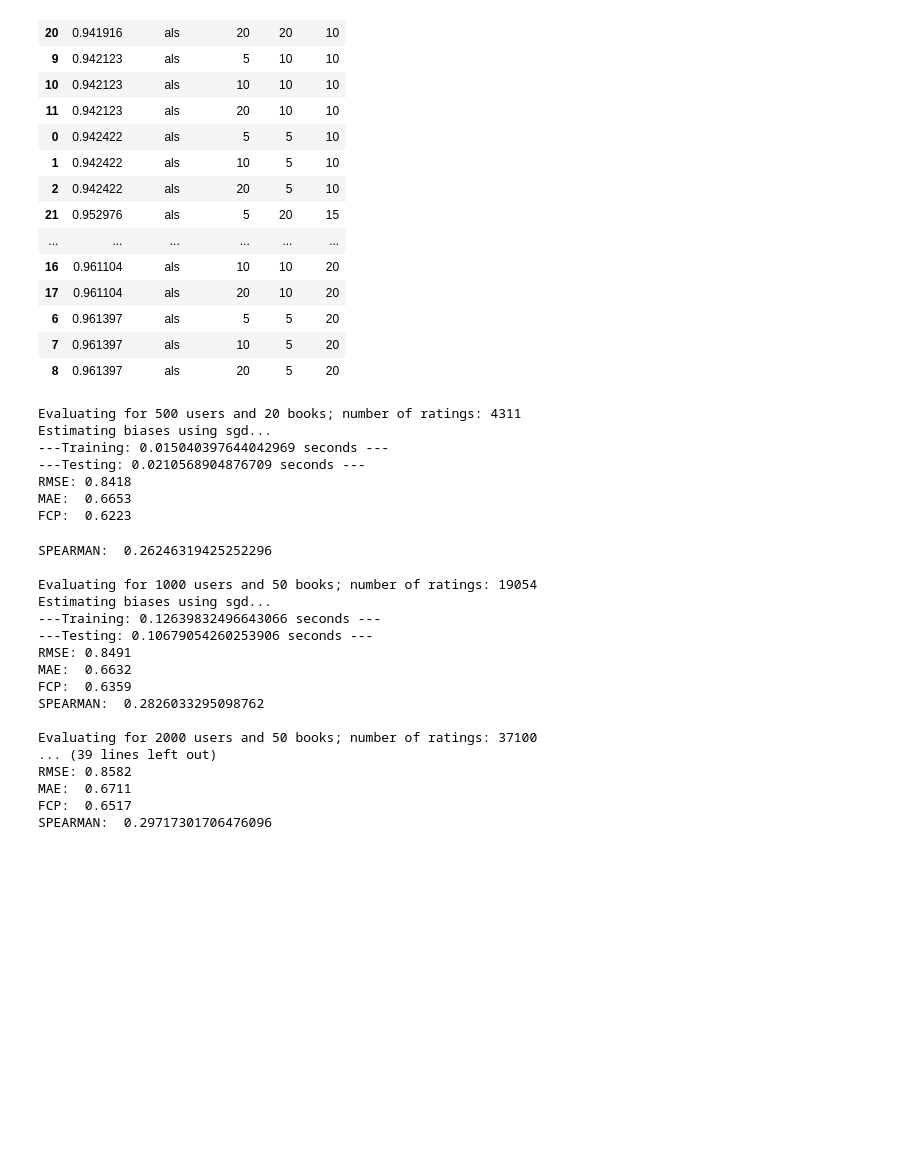
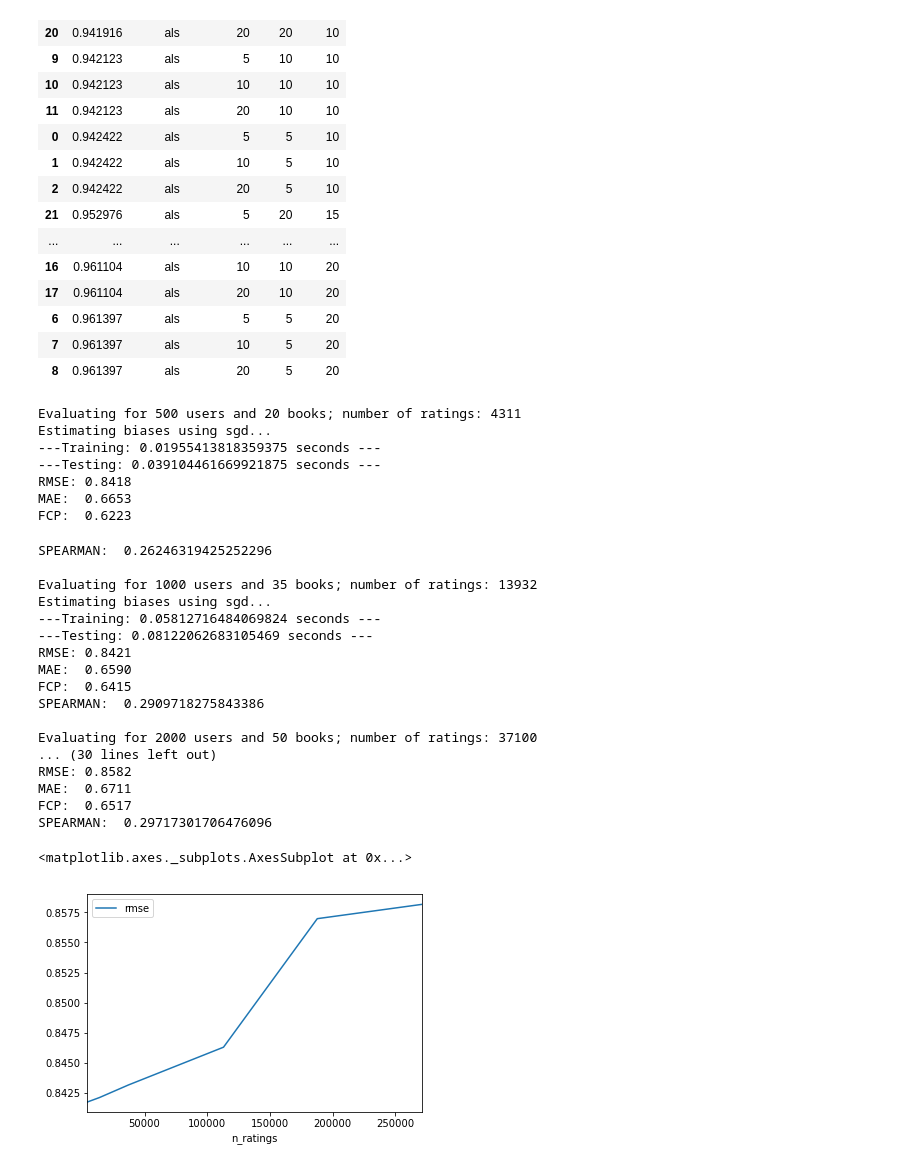
Before and after one commit to sdoctor7/book-recommendations, a Jupyter notebook: basline-algorithm.ipynb, the cells around one changed output. Drawn from its saved outputs; the diff is of its cells as text; code cells hidden in the pictures; blank space fills up the shorter version.

Commit message:
Added graphing
Final evaluation method changed to add graphs of accuracy / timing

```diff
--- a/basline-algorithm.ipynb
+++ b/basline-algorithm.ipynb
@@ -253,7 +269,8 @@ all_2000_50 = train_2000_50.append(test_2000_50)
 
 
 def runBaselineSGD(dataframe, num_users, num_books):
-    print("\nEvaluating for {} users and {} books; number of ratings: {}".format(num_users, num_books, len(dataframe)))
+    n_ratings = len(dataframe)
+    print("\nEvaluating for {} users and {} books; number of ratings: {}".format(num_users, num_books, n_ratings))
 
     #set up reader and get data from dataframe
     reader = Reader(rating_scale=(1, 5))
@@ -274,8 +291,10 @@ def runBaselineSGD(dataframe, num_users, num_books):
     #Train algorithm
     algo.train(trainset)
 
+    train_time = time.time() - start_time
+
     #Print training algorithm time
-    print("---Training: %s seconds ---" % (time.time() - start_time))
+    print("---Training: %s seconds ---" % (train_time))
 
     #Capture start time - test
     start_time = time.time()
@@ -283,43 +302,47 @@ def runBaselineSGD(dataframe, num_users, num_books):
     #Get predictions
     predictions = algo.test(testset)
 
+    test_time = time.time() - start_time
+
     #Print training algorithm time
-    print("---Testing: %s seconds ---" % (time.time() - start_time))
+    print("---Testing: %s seconds ---" % (test_time))
 
     #Evaluate accuracy measures
-    accuracy.rmse(predictions, verbose=True)
-    accuracy.mae(predictions, verbose=True)
+    rmse = accuracy.rmse(predictions, verbose=True)
+    mae = accuracy.mae(predictions, verbose=True)
     accuracy.fcp(predictions, verbose=True)
-    print("SPEARMAN:  {}".format(spearman(predictions)))
+    spman = spearman(predictions)
+    print("SPEARMAN:  {}".format(spman))
 
-runBaselineSGD(all_500_20,500,20)
-runBaselineSGD(all_1000_50,1000,50)
-runBaselineSGD(all_2000_50,2000,50)
-runBaselineSGD(all_3000_50,3000,50)
-runBaselineSGD(all_5000_75,5000,75)
-runBaselineSGD(all_7500_100,7500,100)
-runBaselineSGD(all_10000_100,10000,100)
+    return [n_ratings, rmse, mae, spman, test_time, train_time]
+
+running_tuples=[(all_500_20,500,20),(all_1000_35,1000,35),(all_2000_50,2000,50),(all_5000_70,5000,70),(all_7500_85,7500,85),(all_10000_100,10000,100)]
+
+results_df = [[]]
+for i in running_tuples:
+    results_vector = runBaselineSGD(i[0],i[1],i[2])
+    results_df.append(results_vector)
 # %% [output]
 Evaluating for 500 users and 20 books; number of ratings: 4311
 Estimating biases using sgd...
----Training: 0.015040397644042969 seconds ---
----Testing: 0.0210568904876709 seconds ---
+---Training: 0.01955413818359375 seconds ---
+---Testing: 0.039104461669921875 seconds ---
 RMSE: 0.8418
 MAE:  0.6653
 FCP:  0.6223
 SPEARMAN:  0.26246319425252296
 
-Evaluating for 1000 users and 50 books; number of ratings: 19054
+Evaluating for 1000 users and 35 books; number of ratings: 13932
 Estimating biases using sgd...
----Training: 0.12639832496643066 seconds ---
----Testing: 0.10679054260253906 seconds ---
-RMSE: 0.8491
-MAE:  0.6632
-FCP:  0.6359
-SPEARMAN:  0.2826033295098762
+---Training: 0.05812716484069824 seconds ---
+---Testing: 0.08122062683105469 seconds ---
+RMSE: 0.8421
+MAE:  0.6590
+FCP:  0.6415
+SPEARMAN:  0.2909718275843386
 
 Evaluating for 2000 users and 50 books; number of ratings: 37100
-... (39 lines left out)
+... (30 lines left out)
 RMSE: 0.8582
 MAE:  0.6711
 FCP:  0.6517
@@ -344,0 +350,7 @@ def spearman(predictions):
+# %%
+results_df = pd.DataFrame(results_df[1:][:], columns=['n_ratings','rmse','mae','spearman','test_time','train_time'])
+# %%
+results_df[['n_ratings','rmse']].plot(x='n_ratings',y='rmse')
+# %% [output]
+<matplotlib.axes._subplots.AxesSubplot at 0x...>
+[figure, added]
```
Also changed, not shown: parts of 6 cells of this notebook.
